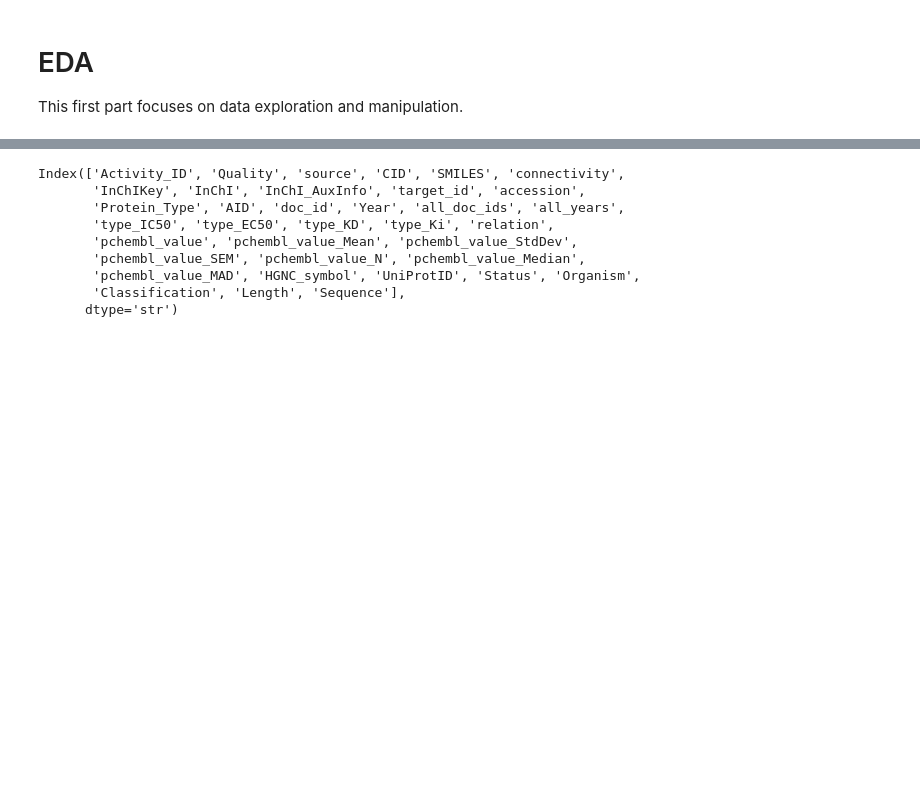
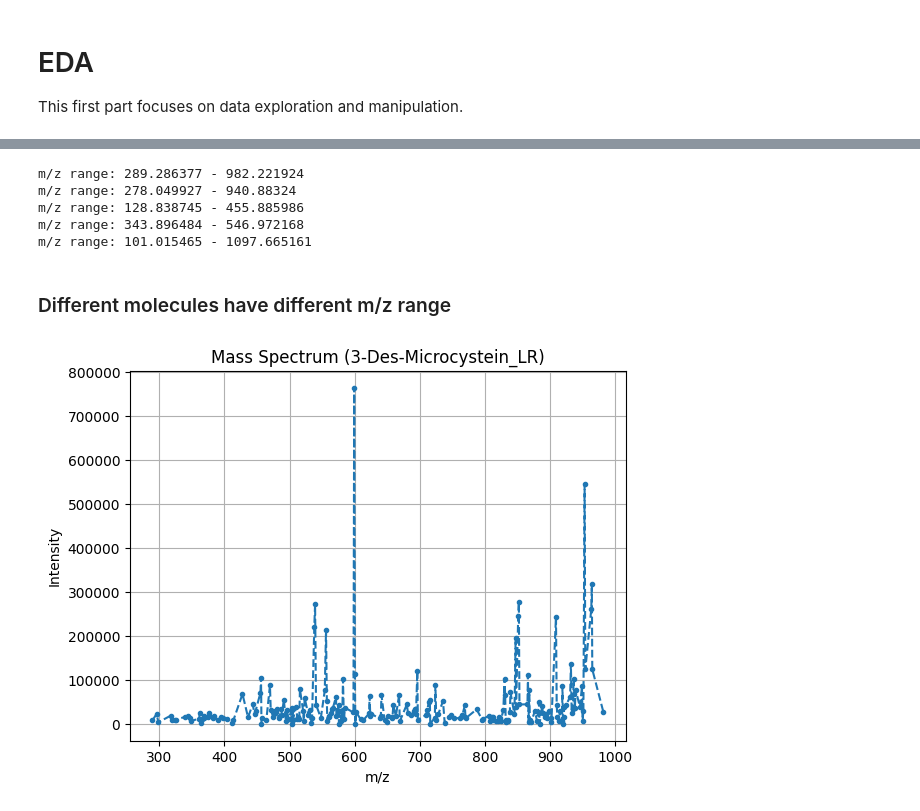
Before and after one commit to ongarileonardo/plant_bioactivities, a Jupyter notebook: src/EDA.ipynb, the cells around one changed output, grey strips where cells are left out. Saved outputs shown, nothing was run; the diff lists cells and outputs as text; code cells hidden in the pictures; blank space fills up the shorter version.

```diff
--- a/src/EDA.ipynb
+++ b/src/EDA.ipynb
@@ -40,12 +10,0 @@ Name: 0, dtype: object
-# %%
-df.columns
-# %% [output]
-Index(['Activity_ID', 'Quality', 'source', 'CID', 'SMILES', 'connectivity',
-       'InChIKey', 'InChI', 'InChI_AuxInfo', 'target_id', 'accession',
-       'Protein_Type', 'AID', 'doc_id', 'Year', 'all_doc_ids', 'all_years',
-       'type_IC50', 'type_EC50', 'type_KD', 'type_Ki', 'relation',
-       'pchembl_value', 'pchembl_value_Mean', 'pchembl_value_StdDev',
-       'pchembl_value_SEM', 'pchembl_value_N', 'pchembl_value_Median',
-       'pchembl_value_MAD', 'HGNC_symbol', 'UniProtID', 'Status', 'Organism',
-       'Classification', 'Length', 'Sequence'],
-      dtype='str')
@@ -51,0 +20,23 @@ Index(['Activity_ID', 'Quality', 'source', 'CID', 'SMILES', 'connectivity',
+# %%
+with open("src/data/gnps_spectra.pkl", "rb") as f:
+    spectra = pickle.load(f)
+# %%
+for spectrum in spectra[:5]:
+  print(f"m/z range: {spectrum.peaks.mz.min()} - {spectrum.peaks.mz.max()}")
+# %% [output]
+m/z range: 289.286377 - 982.221924
+m/z range: 278.049927 - 940.88324
+m/z range: 128.838745 - 455.885986
+m/z range: 343.896484 - 546.972168
+m/z range: 101.015465 - 1097.665161
+# %% [markdown]
+### Different molecules have different m/z range
+# %%
+plt.plot(spectra[0].peaks.mz, spectra[0].peaks.intensities, '--.')
+plt.xlabel("m/z")
+plt.ylabel("Intensity")
+plt.title(f"Mass Spectrum ({spectra[0].metadata.get('compound_name', 'Unknown')})")
+plt.grid()
+plt.show()
+# %% [output]
+[figure, added]
```
Also changed, not shown: parts of 15 cells of this notebook, 2 other files.
